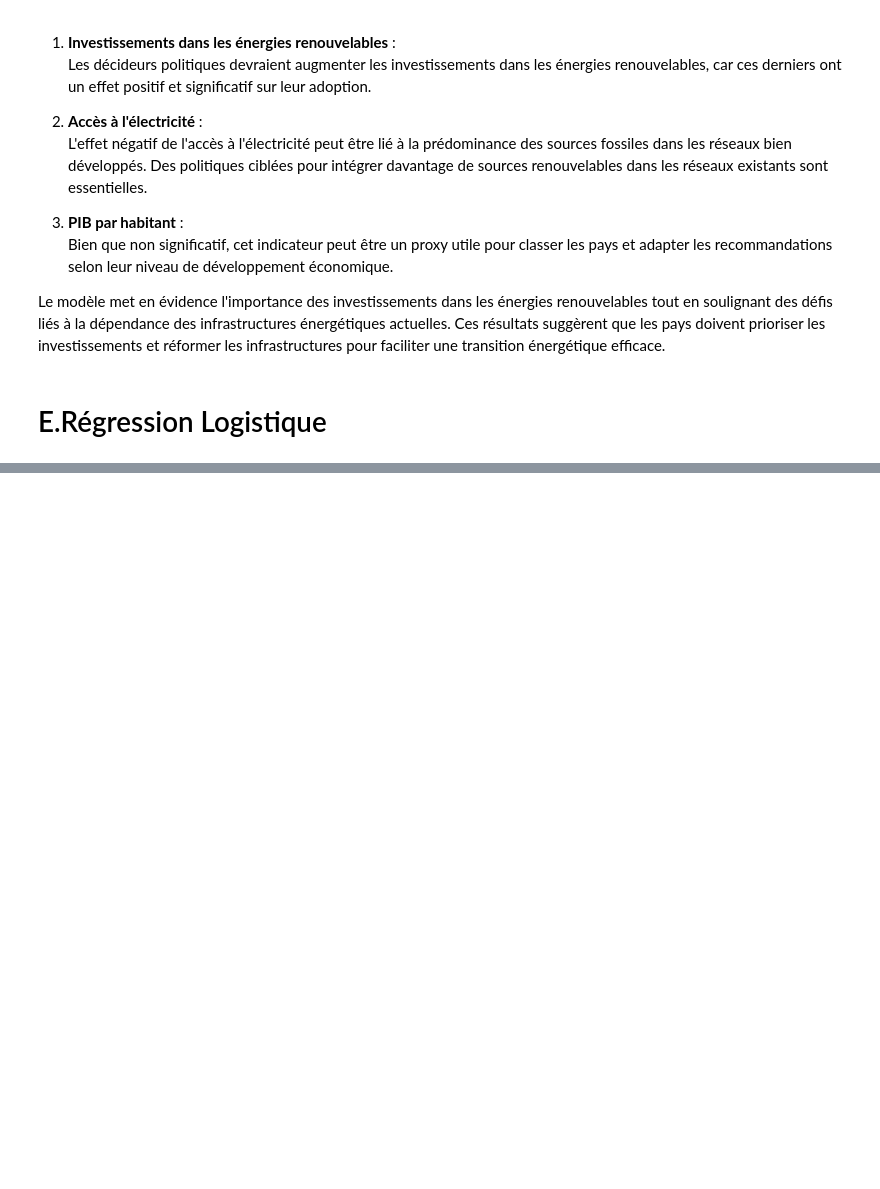
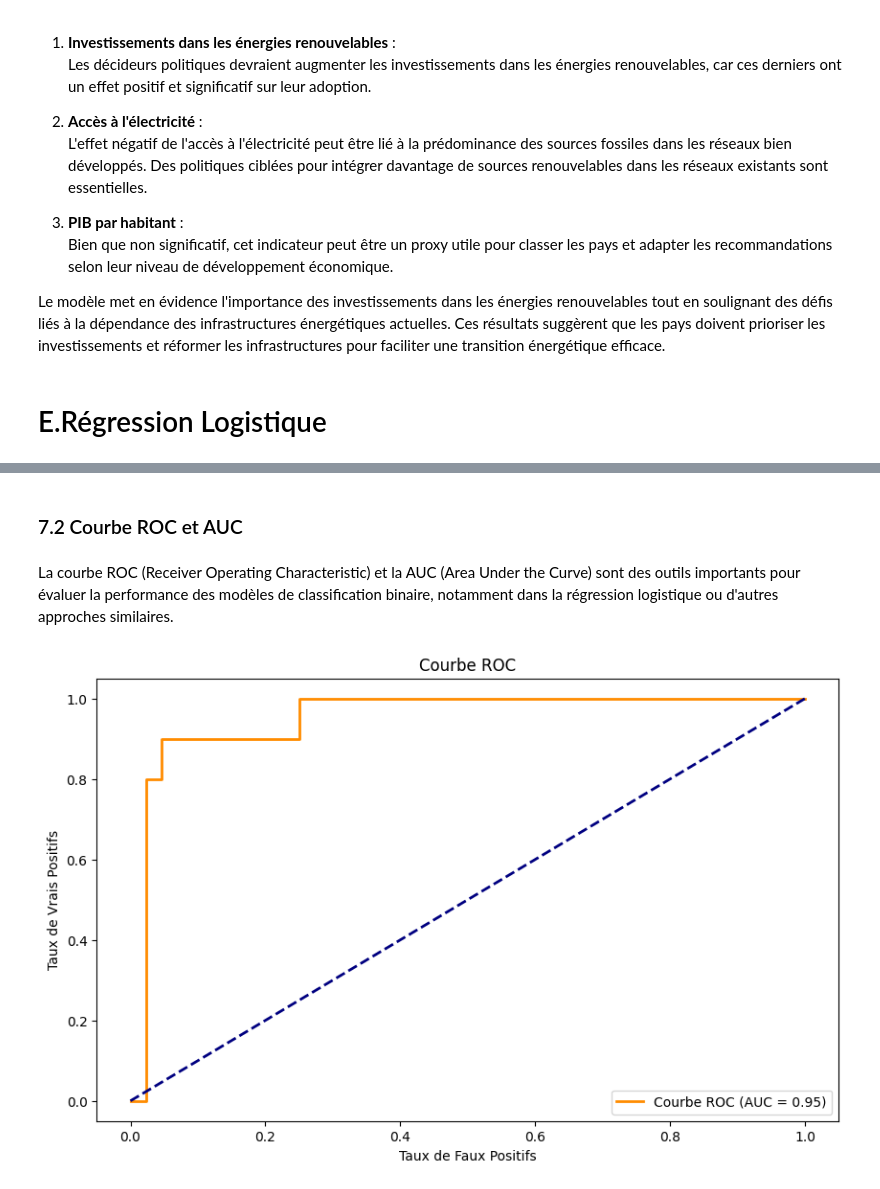
Before and after one commit to Zeina707/DataAnalysis, a Jupyter notebook: Rapport.ipynb, the cells around one changed output, grey strips where cells are left out. Saved outputs shown, nothing was run; the diff lists cells and outputs as text; code cells hidden in the pictures; blank space fills up the shorter version.

```diff
--- a/Rapport.ipynb
+++ b/Rapport.ipynb
@@ -1790,0 +1893,22 @@ Le modèle met en évidence l'importance des investissements dans les énergies
+# %% [markdown]
+### 7.2 Courbe ROC et AUC
+# %% [markdown]
+La courbe ROC (Receiver Operating Characteristic) et la AUC (Area Under the Curve) sont des outils importants pour évaluer la performance des modèles de classification binaire, notamment dans la régression logistique ou d'autres approches similaires.
+# %%
+from sklearn.metrics import roc_curve, auc
+
+# Calculer la courbe ROC
+fpr, tpr, thresholds = roc_curve(y_test, y_prob)
+roc_auc = auc(fpr, tpr)
+
+# Tracer la courbe ROC
+plt.figure(figsize=(10, 6))
+plt.plot(fpr, tpr, color='darkorange', lw=2, label='Courbe ROC (AUC = %0.2f)' % roc_auc)
+plt.plot([0, 1], [0, 1], color='navy', lw=2, linestyle='--')
+plt.xlabel('Taux de Faux Positifs')
+plt.ylabel('Taux de Vrais Positifs')
+plt.title('Courbe ROC')
+plt.legend(loc='lower right')
+plt.show()
+# %% [output]
+[figure, added]
```
Also changed, not shown: parts of 57 cells of this notebook.
